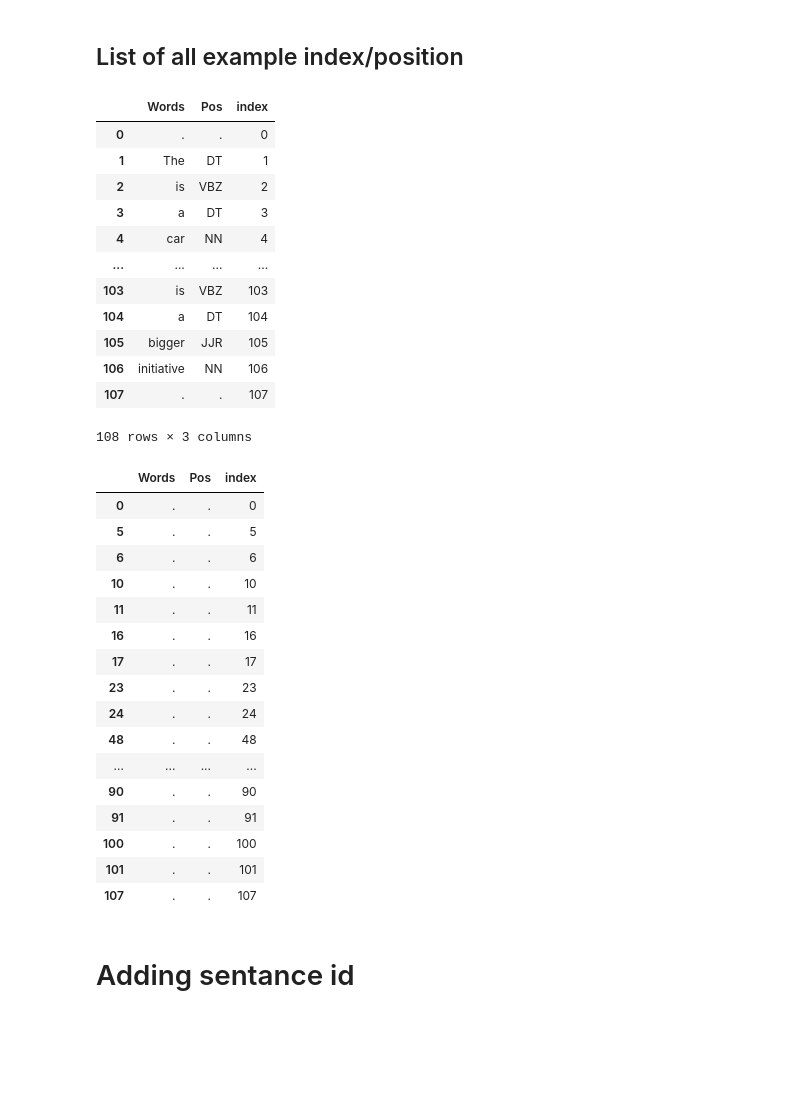
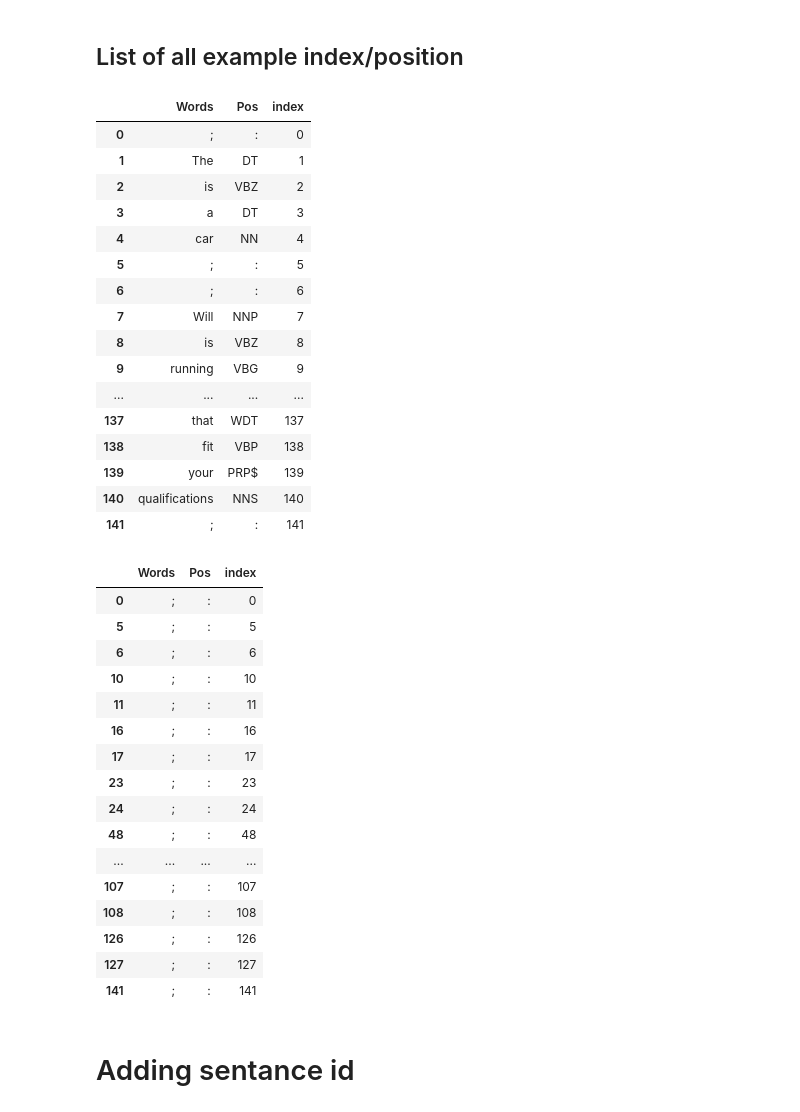
Before and after one commit to AbdulmagedALKHULAIFI/phraser, a Jupyter notebook: Phraser.ipynb, the cells around one changed output. Cells and saved outputs as stored; diff of their text form; code cells hidden in the pictures; blank space fills up the shorter version.

```diff
--- a/Phraser.ipynb
+++ b/Phraser.ipynb
@@ -4,6 +4,7 @@
 import nltk
 import pandas as pd
 import numpy as np
+pd.set_option("display.max_rows", None, "display.max_columns", None)
 # %% [markdown]
 # Installlation
 # %%
@@ -83,40 +66,44 @@ senDf = df.copy()
 senDf
 # %% [output]
 |  | Words | Pos | index |
-| 0 | . | . | 0 |
+| 0 | ; | : | 0 |
 | 1 | The | DT | 1 |
 | 2 | is | VBZ | 2 |
 | 3 | a | DT | 3 |
 | 4 | car | NN | 4 |
+| 5 | ; | : | 5 |
+| 6 | ; | : | 6 |
+| 7 | Will | NNP | 7 |
+| 8 | is | VBZ | 8 |
+| 9 | running | VBG | 9 |
 | ... | ... | ... | ... |
-| 103 | is | VBZ | 103 |
-| 104 | a | DT | 104 |
-| 105 | bigger | JJR | 105 |
-| 106 | initiative | NN | 106 |
-| 107 | . | . | 107 |
+| 137 | that | WDT | 137 |
+| 138 | fit | VBP | 138 |
+| 139 | your | PRP$ | 139 |
+| 140 | qualifications | NNS | 140 |
+| 141 | ; | : | 141 |
-108 rows × 3 columns
 # %%
 # The list of all examlple index/position
-indPos = senDf[senDf['Words']=="."]
+indPos = senDf[senDf['Words']==";"]
 indPos
 # %% [output]
 |  | Words | Pos | index |
-| 0 | . | . | 0 |
-| 5 | . | . | 5 |
-| 6 | . | . | 6 |
-| 10 | . | . | 10 |
-| 11 | . | . | 11 |
-| 16 | . | . | 16 |
-| 17 | . | . | 17 |
-| 23 | . | . | 23 |
-| 24 | . | . | 24 |
-| 48 | . | . | 48 |
+| 0 | ; | : | 0 |
+| 5 | ; | : | 5 |
+| 6 | ; | : | 6 |
+| 10 | ; | : | 10 |
+| 11 | ; | : | 11 |
+| 16 | ; | : | 16 |
+| 17 | ; | : | 17 |
+| 23 | ; | : | 23 |
+| 24 | ; | : | 24 |
+| 48 | ; | : | 48 |
 | ... | ... | ... | ... |
-| 90 | . | . | 90 |
-| 91 | . | . | 91 |
-| 100 | . | . | 100 |
-| 101 | . | . | 101 |
-| 107 | . | . | 107 |
+| 107 | ; | : | 107 |
+| 108 | ; | : | 108 |
+| 126 | ; | : | 126 |
+| 127 | ; | : | 127 |
+| 141 | ; | : | 141 |
 # %% [markdown]
 # Adding sentance id
 # %%
```
Also changed, not shown: parts of 18 cells of this notebook, 1 other file.
